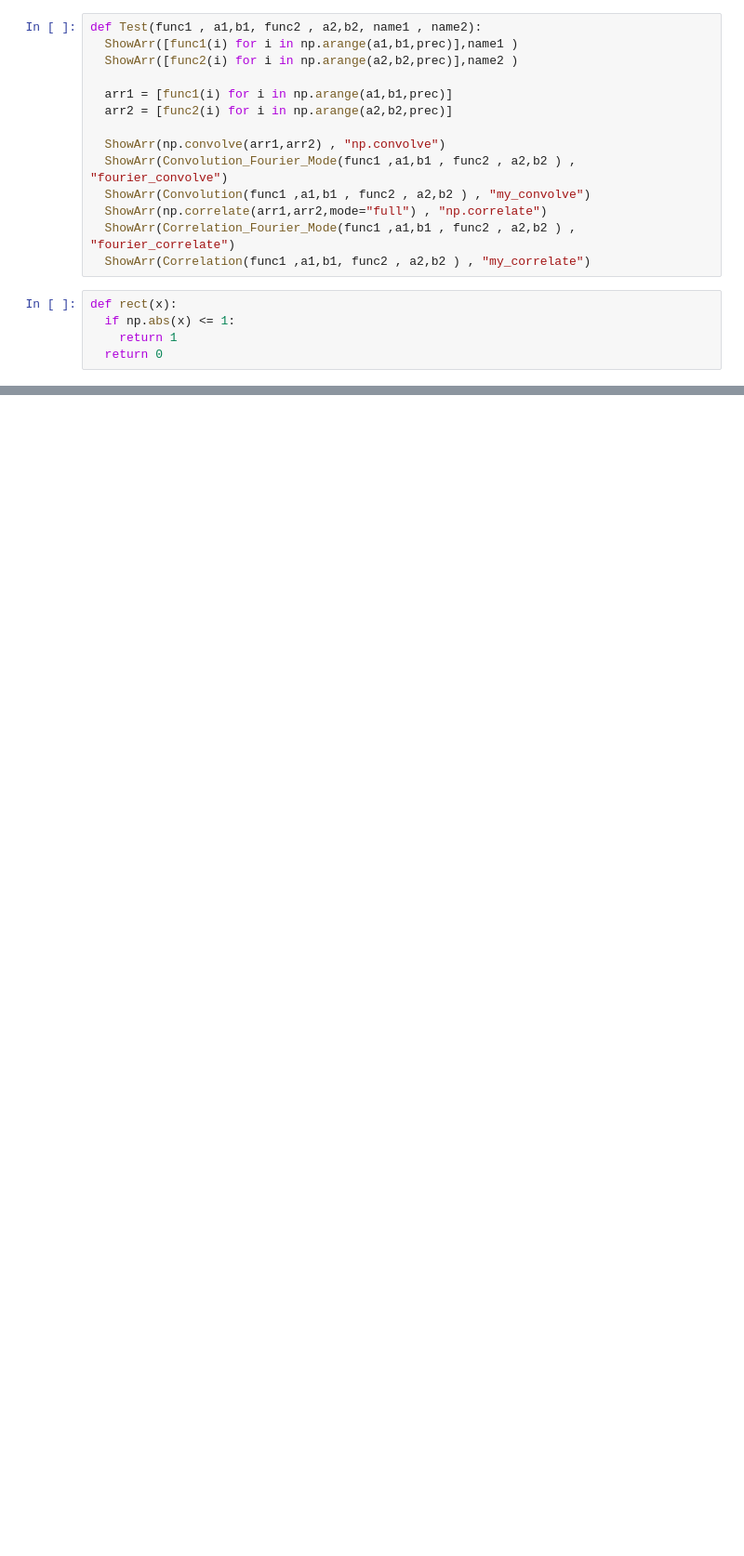
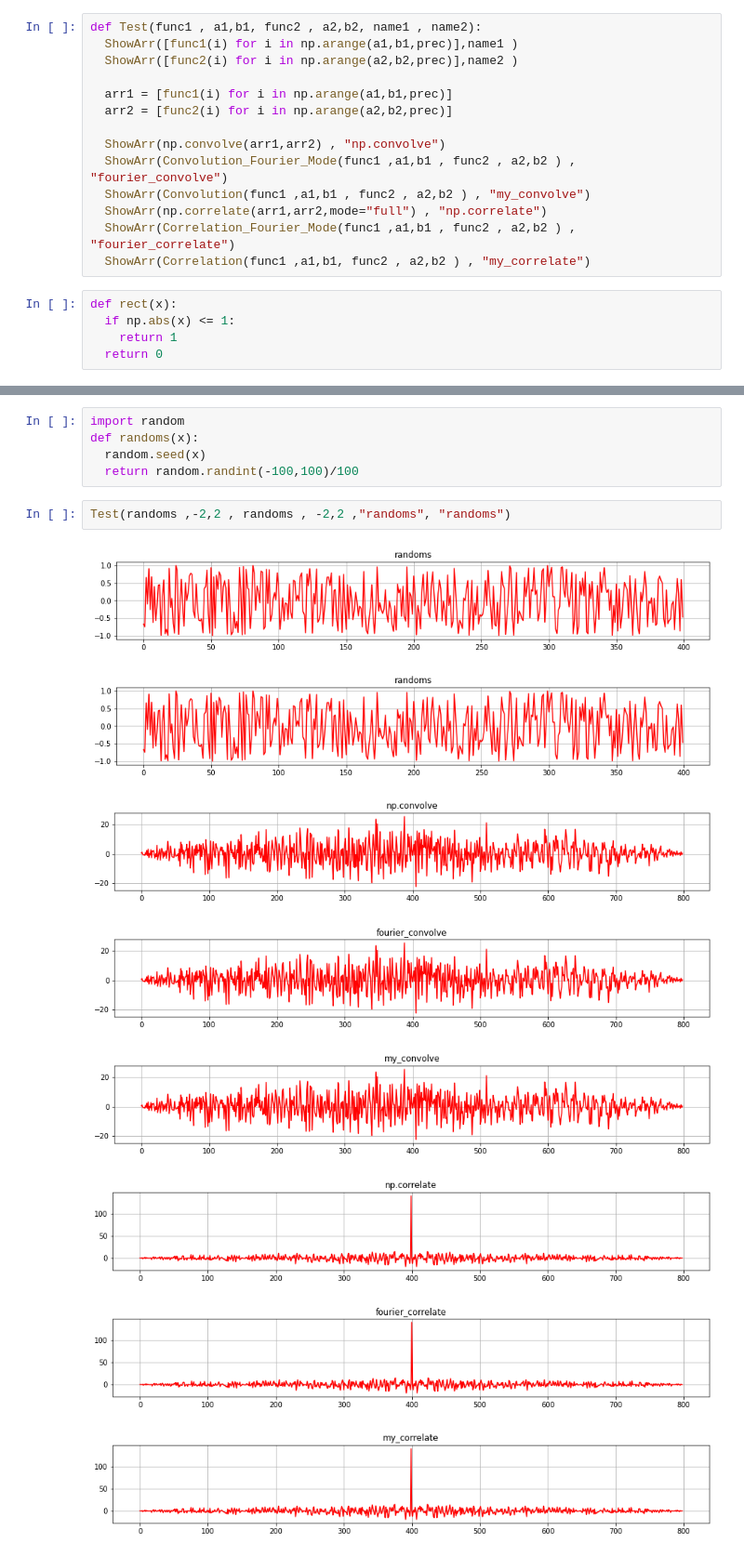
Before and after one commit to pishchev/Data-processing-methods, a Jupyter notebook: Convolution.ipynb, the cells around one changed output, grey strips where cells are left out. Shown: that part at 93% size. Saved outputs shown, nothing was run; the diff lists cells and outputs as text; blank space fills up the shorter version.

```diff
--- a/Convolution.ipynb
+++ b/Convolution.ipynb
@@ -93,0 +108,16 @@ Test(rect ,-2,2 , rect , -7,2 ,"rect1", "rect2")
+# %%
+import random
+def randoms(x):
+  random.seed(x)
+  return random.randint(-100,100)/100
+# %%
+Test(randoms ,-2,2 , randoms , -2,2 ,"randoms", "randoms")
+# %% [output]
+[figure, added]
+[figure, added]
+[figure, added]
+[figure, added]
+[figure, added]
+[figure, added]
+[figure, added]
+[figure, added]
```
Also changed, not shown: parts of 6 cells of this notebook.
